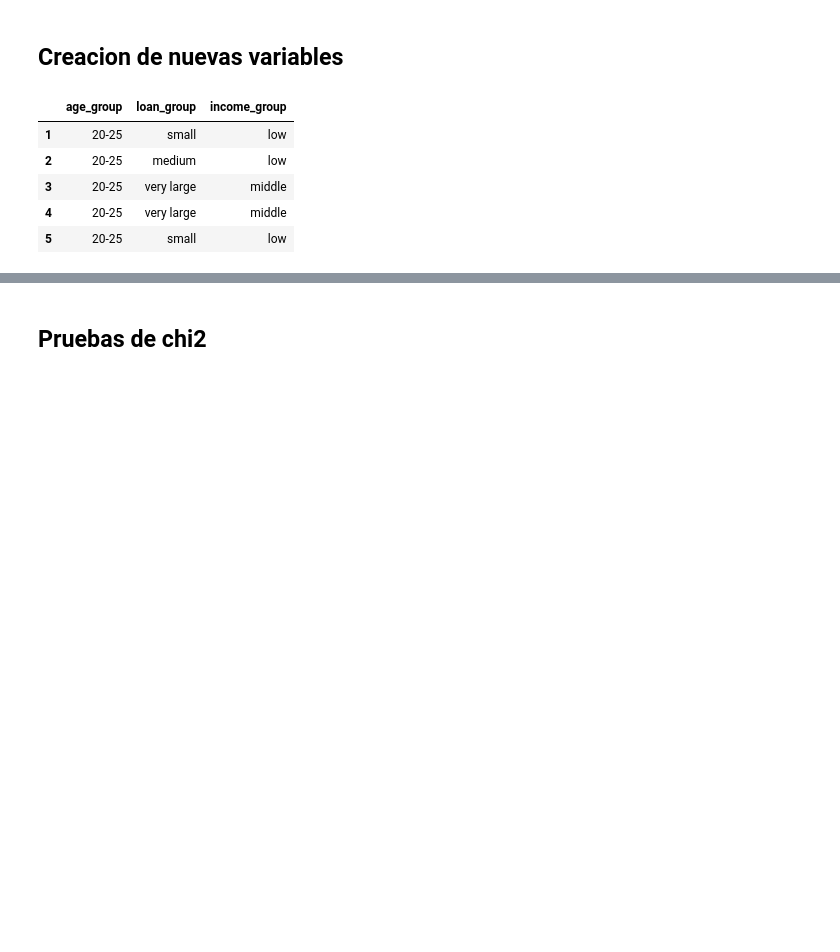
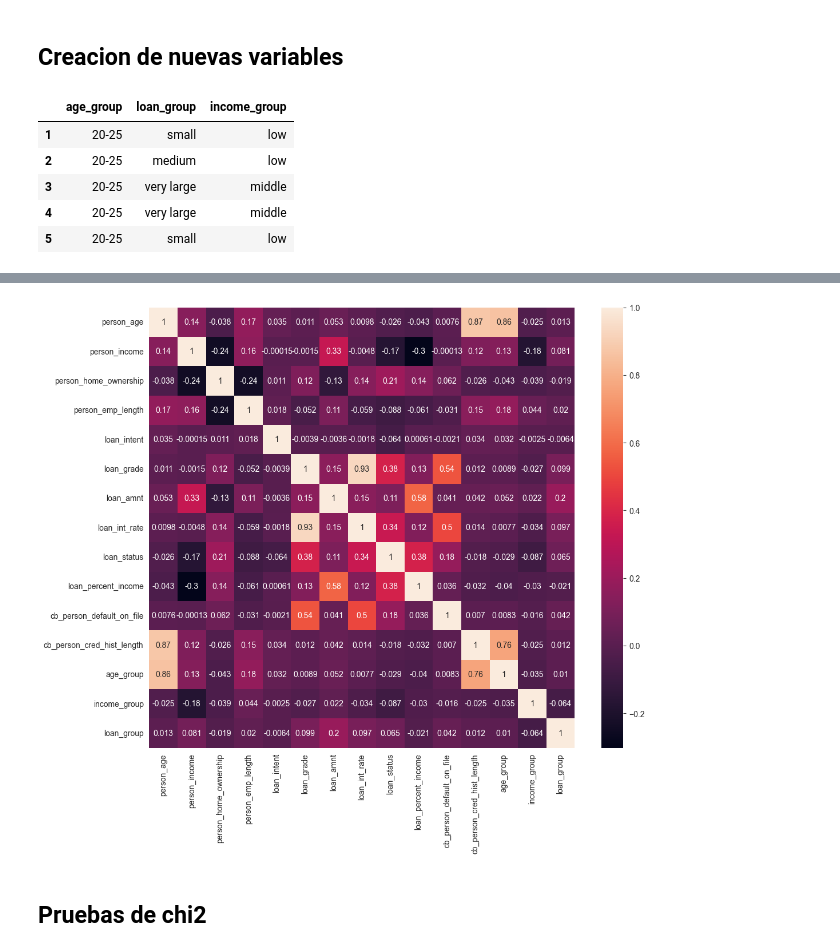
Before and after one commit to dgilrua/proyecto1-analitica, a Jupyter notebook: main.ipynb, the cells around one changed output, grey strips where cells are left out. Cells and saved outputs as stored; diff of their text form; code cells hidden in the pictures; blank space fills up the shorter version.

Commit message:
verificacion de correlaciones con ordinaleconder

```diff
--- a/main.ipynb
+++ b/main.ipynb
@@ -362,0 +296,12 @@ df.head()
+# %%
+#Creacion del encoder para las variables categoricas
+encoder = OrdinalEncoder()
+# %%
+#Seleccion de variables categoricas
+cat_cols = df.select_dtypes(include=['object', 'category']).columns
+# %%
+#Copiar el dataset en un nuevo dataframe
+df2 = df.copy()
+# %%
+#Aplicar el encoder a las variables categoricas
+df2[cat_cols] = encoder.fit_transform(df2[cat_cols])
@@ -363,3 +318,10 @@ df.head()
+# %%
+#Grafico de calor para ver la correlacion entre las variables numericas
+fig, ax = plt.subplots(figsize=(12, 10))
+sns.heatmap(df2.corr(numeric_only=True), annot=True)
+plt.show()
+# %% [output]
+[figure, added]
 # %% [markdown]
 ## Pruebas de chi2
 # %%
```
Also changed, not shown: parts of 26 cells of this notebook.
